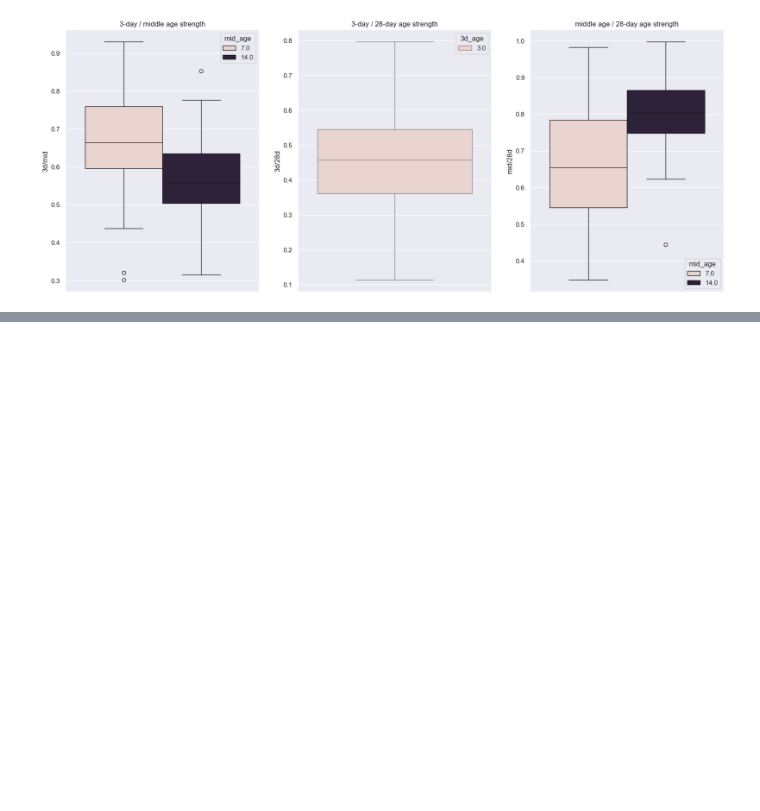
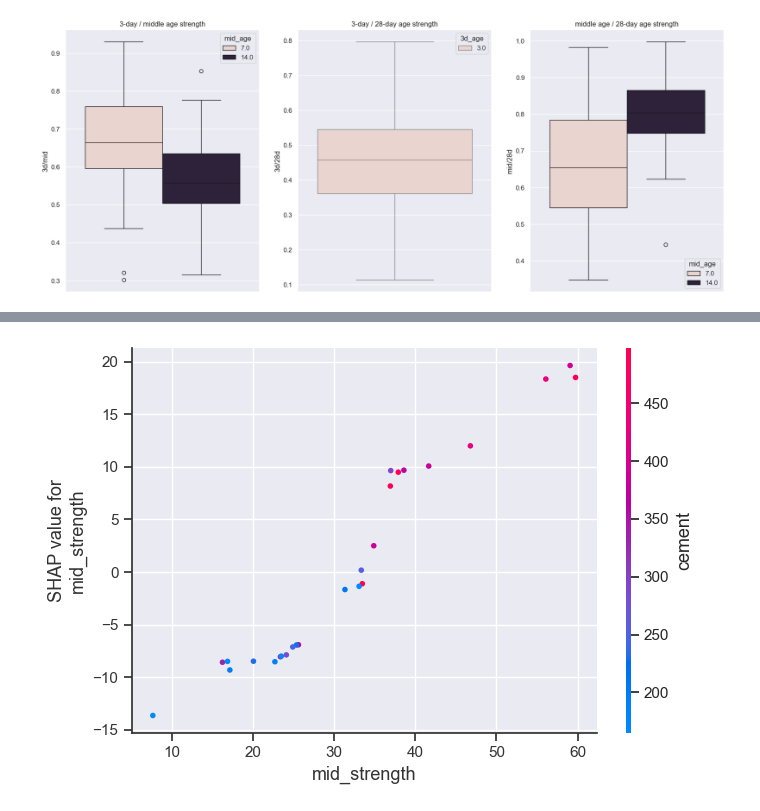
Before and after one commit to supernauth/cement_manufacturing, a Jupyter notebook: cement_manufacuring.ipynb, the cells around one changed output, grey strips where cells are left out. Drawn from its saved outputs; the diff is of its cells as text; code cells hidden in the pictures; blank space fills up the shorter version.

```diff
--- a/cement_manufacuring.ipynb
+++ b/cement_manufacuring.ipynb
@@ -673,0 +735,4 @@ Text(0.5, 1.0, 'middle age / 28-day age strength')
+# %%
+shap.dependence_plot("mid_strength", shap_values, feature_test)
+# %% [output]
+[figure, added]
```
Also changed, not shown: parts of 17 cells of this notebook.
